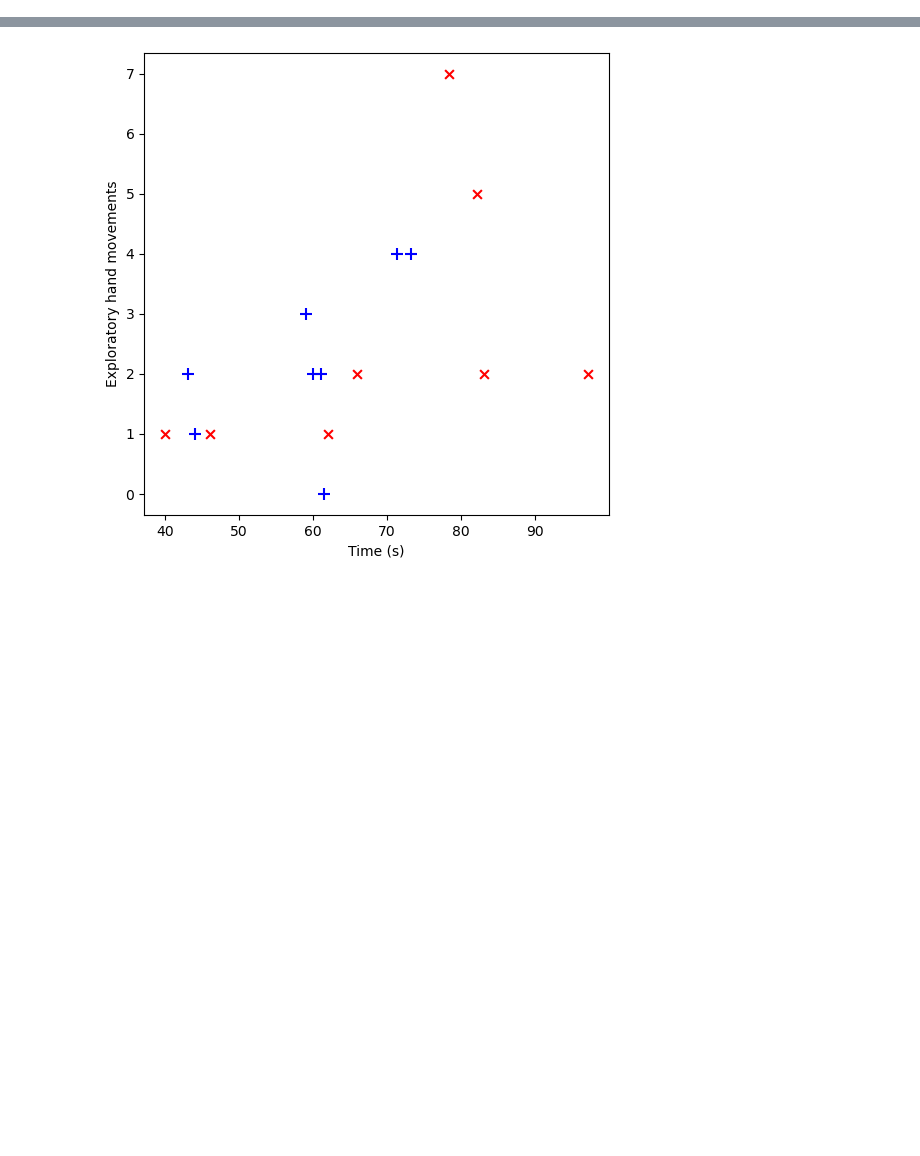
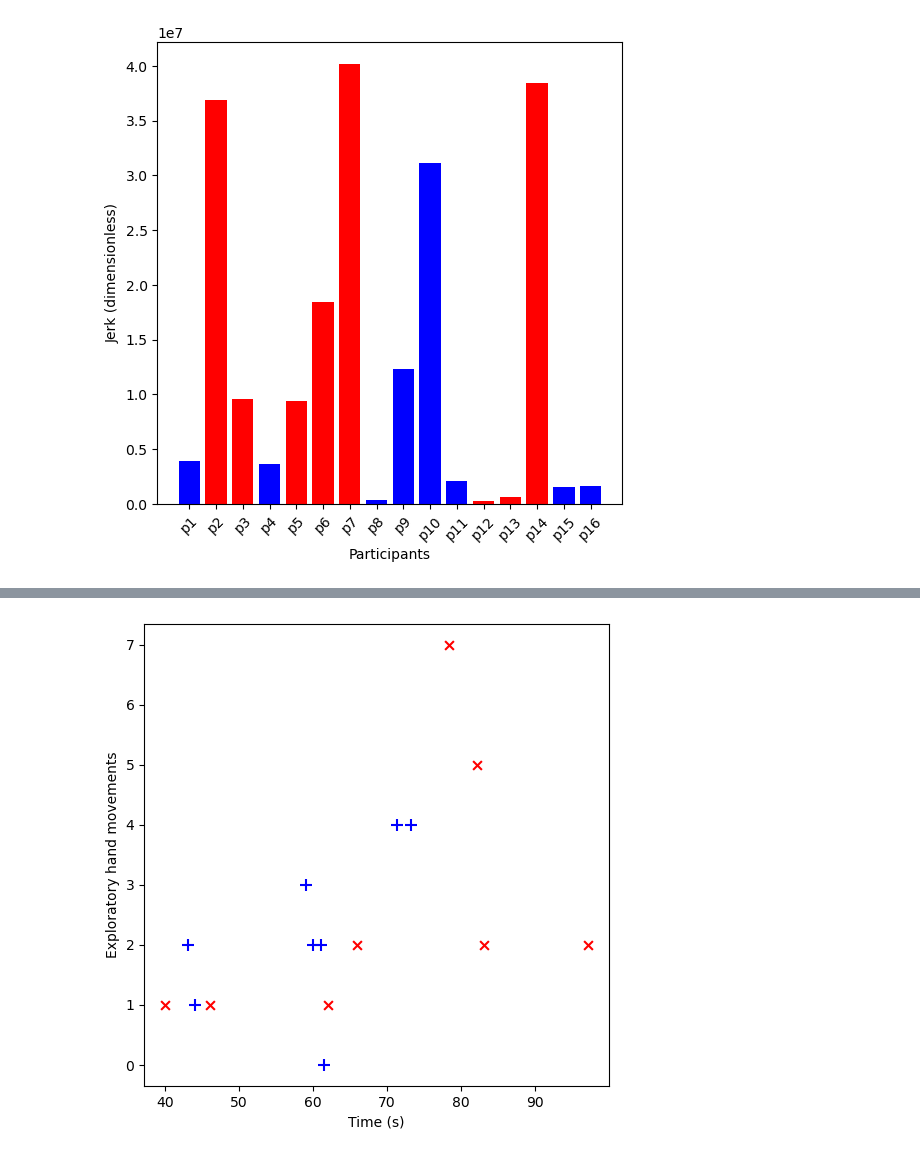
Before and after one commit to doertiboy/MasterStudy, a Jupyter notebook: Plotting.ipynb, the cells around one changed output, grey strips where cells are left out. Saved outputs shown, nothing was run; the diff lists cells and outputs as text; code cells hidden in the pictures; blank space fills up the shorter version.

```diff
--- a/Plotting.ipynb
+++ b/Plotting.ipynb
@@ -48,0 +68,4 @@ def plotFeatures(feature_x, feature_y, label_x, label_y):
+# %%
+plotBars(jerk_2, 'Participants', 'Jerk (dimensionless)', 'jerk2')
+# %% [output]
+[figure, added]
```
Also changed, not shown: parts of 15 cells of this notebook, 28 other files.
